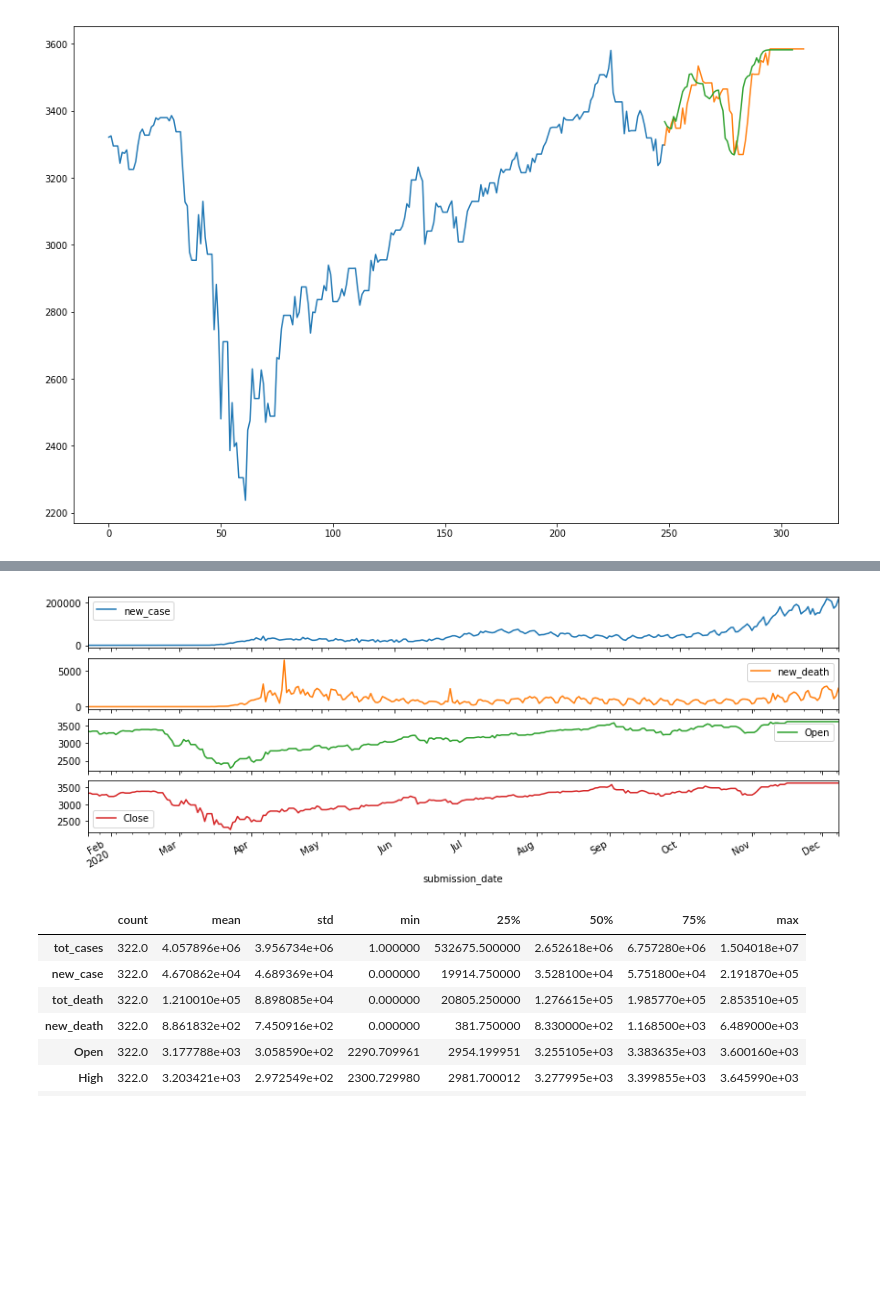
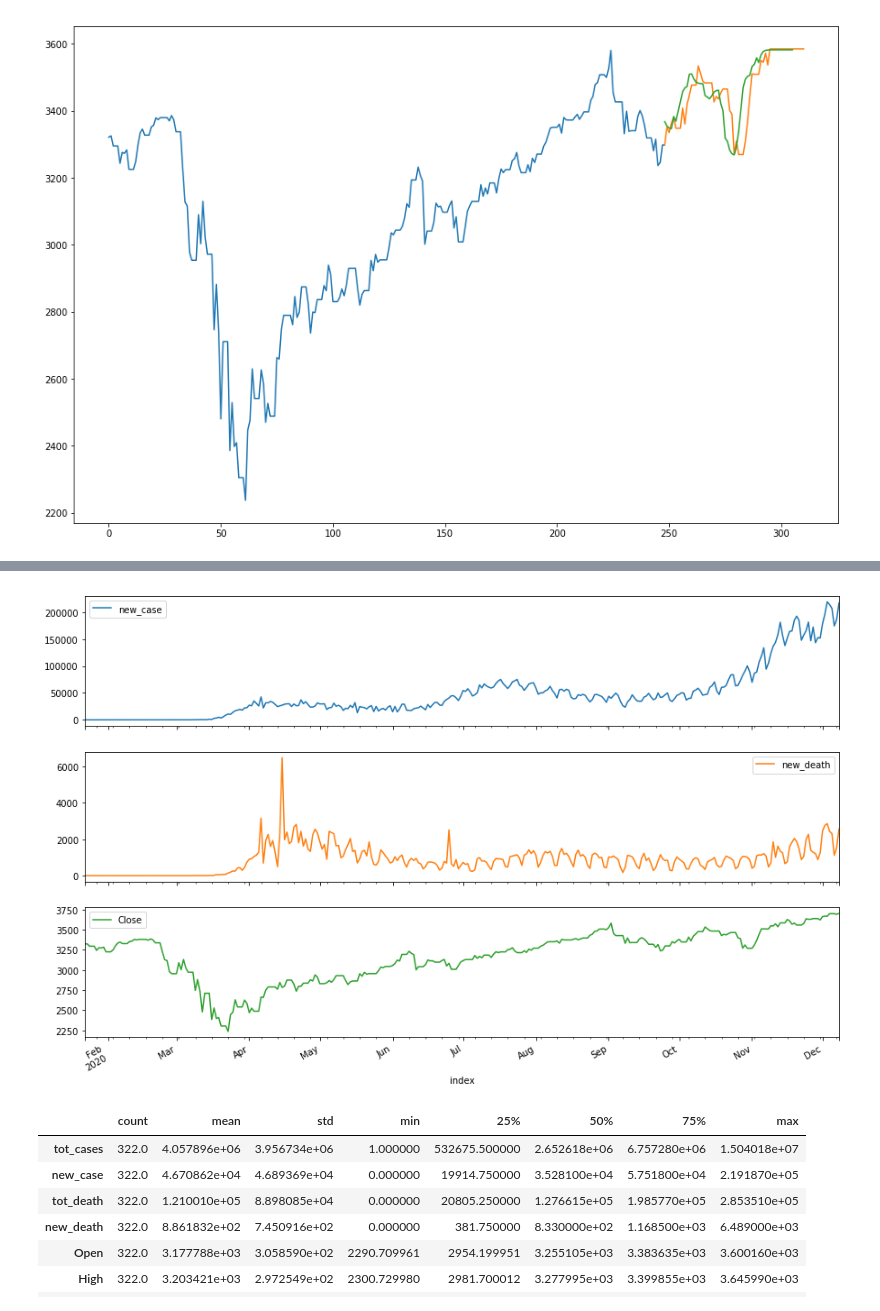
Before and after one commit to Amgit2/LSTM-COVID-STOCK, a Jupyter notebook: LSTM.ipynb, the cells around one changed output, grey strips where cells are left out. Cells and saved outputs as stored; diff of their text form; code cells hidden in the pictures; blank space fills up the shorter version.

```diff
--- a/LSTM.ipynb
+++ b/LSTM.ipynb
@@ -268,7 +286,7 @@ https://www.tensorflow.org/tutorials/structured_data/time_series
 # %%
-#merged_df = merged_df.reset_index()
-merged_df = merged_df[['tot_cases','new_case', 'tot_death', 'new_death', 'Open', 'High', 'Low','Close']]
-date_time = pd.to_datetime(merged_df.pop("submission_date"), format='%d.%m.%Y')
+merged_df = merged_df.reset_index()
+#merged_df = merged_df[['tot_cases','new_case', 'tot_death', 'new_death', 'Open', 'High', 'Low','Close']]
+date_time = pd.to_datetime(merged_df.pop("index"), format='%d.%m.%Y')
 date_time
 
 df = merged_df[['new_case','new_death', 'Open','Close']]
@@ -278,15 +313,15 @@ KeyError: 'submission_date'
 # %%
-plot_cols = ['new_case','new_death', 'Open','Close']
+plot_cols = ['new_case','new_death','Close']
 plot_features = plot_cols
 #plot_features.index = date_time
 
 #_ = plot_features.plot(subplots = True)
 
 plot_features = merged_df[plot_cols][:322]
-plot_features.index = date_time[:322MM]
+plot_features.index = date_time[:322]
 _ = plot_features.plot(subplots = True)
 # %% [output]
-[figure, old version]
+[figure, new version]
 # %%
 merged_df.describe().transpose()
 # %% [output]
```
Also changed, not shown: parts of 136 cells of this notebook, 1 other file.
